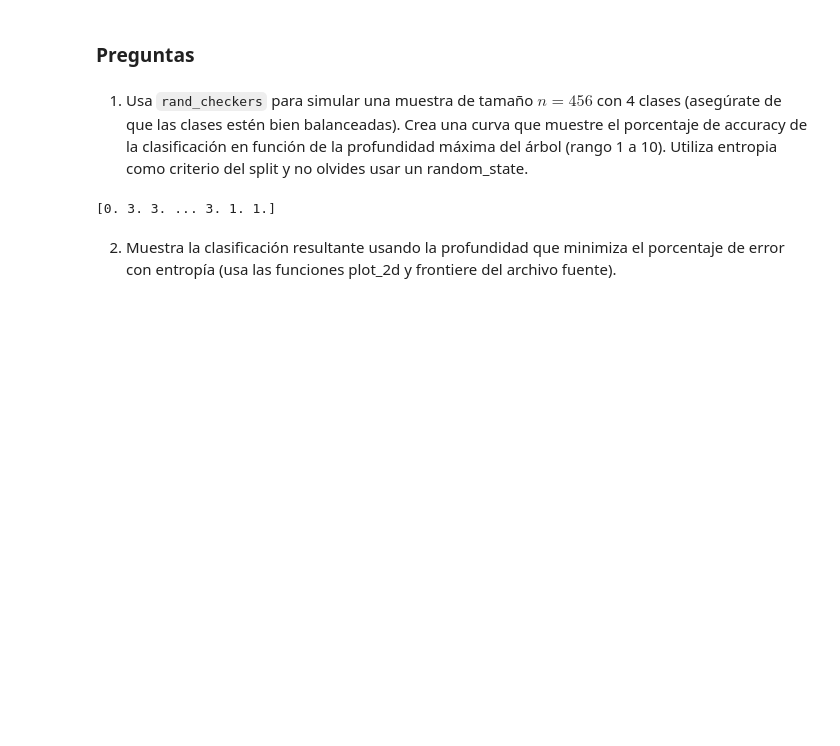
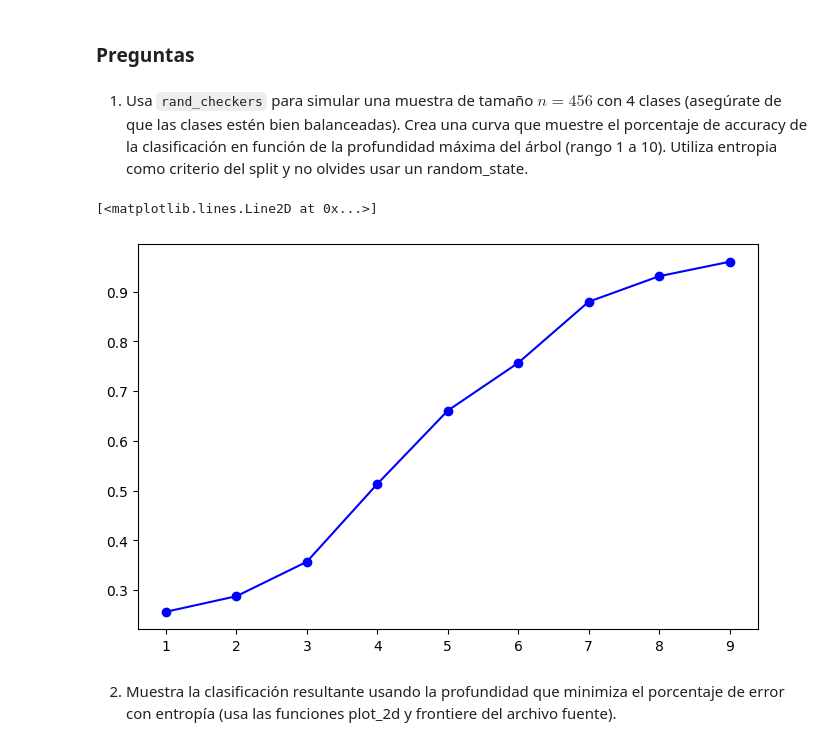
Before and after one commit to nicoArriagadaj/Lab6, a Jupyter notebook: Laboratorio_6.ipynb, the cells around one changed output. Drawn from its saved outputs; the diff is of its cells as text; code cells hidden in the pictures; blank space fills up the shorter version.

```diff
--- a/Laboratorio_6.ipynb
+++ b/Laboratorio_6.ipynb
@@ -86,40 +86,29 @@ CART considera las siguientes medidas de impureza $H$:
 # %% [markdown]
 1. Usa `rand_checkers` para simular una muestra de tamaño $n=456$ con 4 clases (asegúrate de que las clases estén bien balanceadas). Crea una curva que muestre el porcentaje de accuracy de la clasificación en función de la profundidad máxima del árbol (rango 1 a 10). Utiliza entropia como criterio del split y no olvides usar un random_state.
 # %%
+import numpy as np
+import matplotlib.pyplot as plt
 from sklearn.tree import DecisionTreeClassifier
-import matplotlib.pyplot as plt
-from sklearn.metrics import accuracy_score
 
-# TODO: Generar los datos. En este paso usar todos para entrenamiento
 sigma = 0.1
-# data = rand_checkers(...)
-data  = rand_checkers(456,456,456,456,sigma)
+data  = rand_checkers(114,114,114,114,sigma)
 
-# X =
-# Y =
-# columnas 0 y 1 del array
 X = data[:, :2]
-# columna 2 del array
-y = data[:, 2]
+Y = data[:, 2]
 
-    # TODO: Entrenar el árbol de decisión variando max_depth y guardar la precisión
-    # ...
-    for profundidad in range(1,10):
-        model = DecisionTreeClassifier ( max_depth = profundidad, criterion = 'entropy',    )
+accuracies = []
+for i in range(1,10):
+    dt = DecisionTreeClassifier(max_depth=i, criterion='entropy')
+    dt.fit(X,Y)
+    accuracy = dt.score(X, Y)
+    accuracies.append(accuracy)
 
-    # TODO: Graficar los resultados
-    # ...
 
-    plt.figure(figsize=(8, 5))
-    plt.plot( aaa ,  aaa,    marker='o', color='blue')
-    plt.title
-    plt.xlabel
-    plt.ylabel
-    plt.xticks
-    plt.grid(True)
-    plt.show()
+plt.figure(figsize=(8, 5))
+plt.plot( range(1,10) , accuracies,  marker='o', color='blue')
 # %% [output]
-[0. 3. 3. ... 3. 1. 1.]
+[<matplotlib.lines.Line2D at 0x...>]
+[figure, added]
 # %% [markdown]
 2. Muestra la clasificación resultante usando la profundidad que minimiza el porcentaje de error con entropía (usa las funciones plot_2d y frontiere del archivo fuente).
 # %%
```
Also changed, not shown: parts of 1 cell of this notebook.
